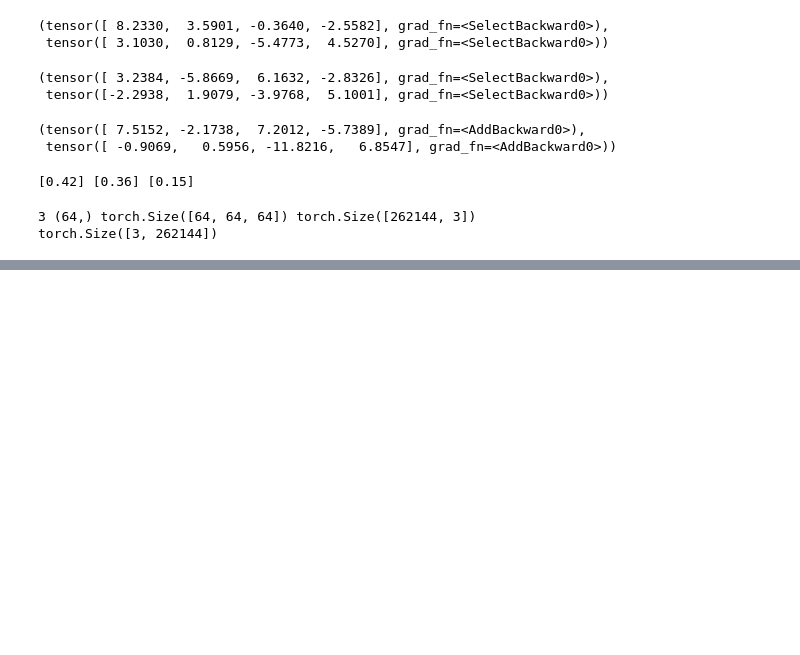
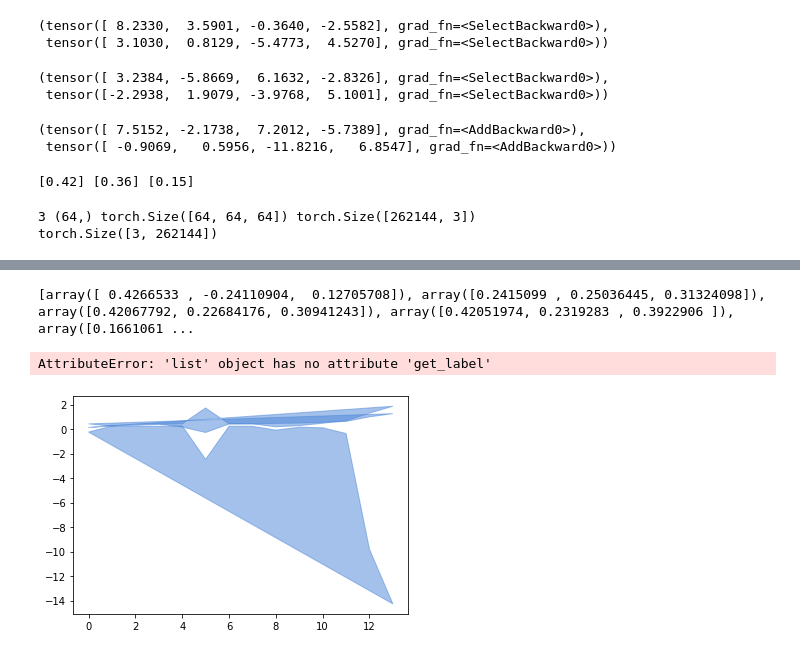
Before and after one commit to visgraf/mrnet, a Jupyter notebook: src/exp.ipynb, the cells around one changed output, grey strips where cells are left out. Cells and saved outputs as stored; diff of their text form; code cells hidden in the pictures; blank space fills up the shorter version.

```diff
--- a/src/exp.ipynb
+++ b/src/exp.ipynb
@@ -262,3 +262,18 @@ print(torch.Tensor(hop).shape)
 # %% [output]
 3 (64,) torch.Size([64, 64, 64]) torch.Size([262144, 3])
 torch.Size([3, 262144])
+# %%
+import numpy as np
+import matplotlib.pyplot as plt
+from mpl_toolkits.mplot3d import Axes3D
+from matplotlib.collections import PolyCollection
+from scipy.spatial import Voronoi
+
+# Generate random points in 3D space
+points = np.random.rand(50, 3)
+
+# Compute the Voronoi diagram of the points
+vor = Voronoi(points)
+
+# Assign random colors to each Voronoi cell
+colors = np.random.rand(len(vor.regions), 3)
@@ -264,0 +342,13 @@ torch.Size([3, 262144])
+# %%
+
+
+# Set the limits of the plot to fit the Voronoi diagram
+ax.set_xlim(vor.min_bound[0]-0.1, vor.max_bound[0]+0.1)
+ax.set_ylim(vor.min_bound[1]-0.1, vor.max_bound[1]+0.1)
+ax.set_zlim(vor.min_bound[2]-0.1, vor.max_bound[2]+0.1)
+
+plt.show()
+# %% [output]
+[array([ 0.4266533 , -0.24110904,  0.12705708]), array([0.2415099 , 0.25036445, 0.31324098]), array([0.42067792, 0.22684176, 0.30941243]), array([0.42051974, 0.2319283 , 0.3922906 ]), array([0.1661061 ...
+AttributeError: 'list' object has no attribute 'get_label'
+[figure, added]
```
Also changed, not shown: parts of 7 cells of this notebook, 3 other files.
